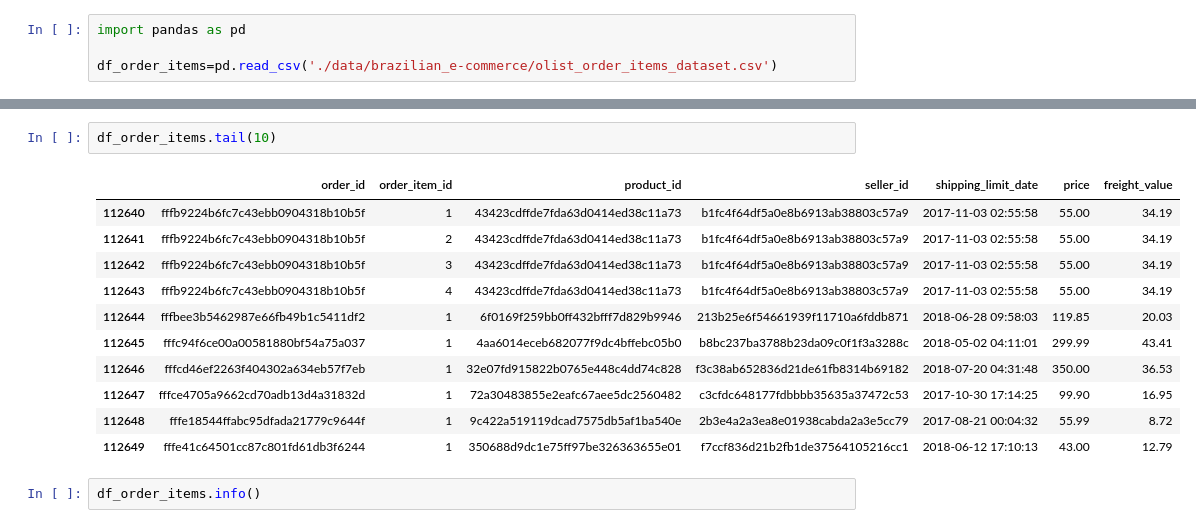
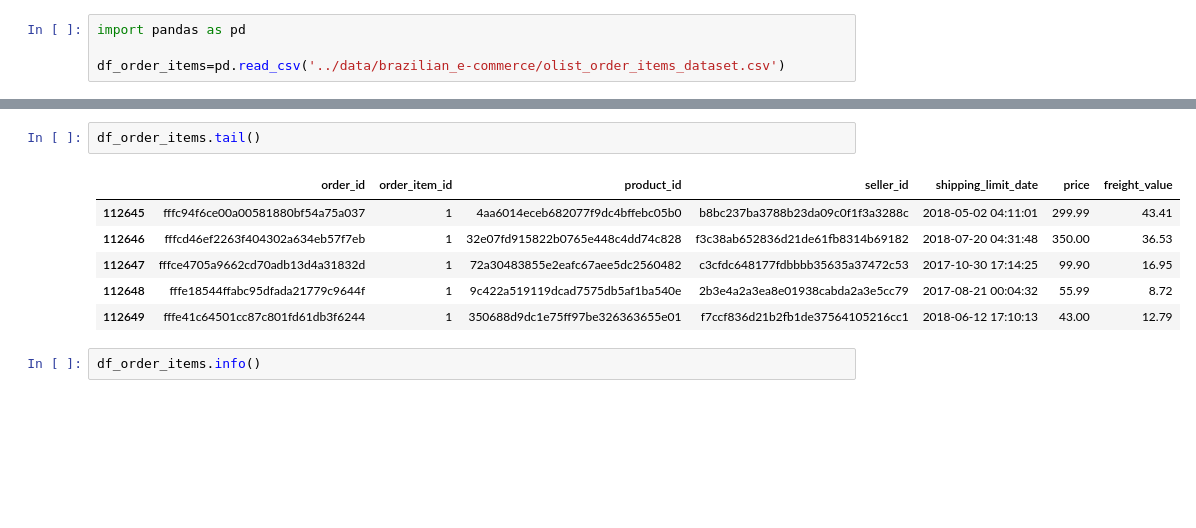
Before and after one commit to amandawang90-spec/neuefische-data-analysis-180825-capstone_project, a Jupyter notebook: python/df_order_items.ipynb, the cells around one changed output, grey strips where cells are left out. Cells and saved outputs as stored; diff of their text form; blank space fills up the shorter version.

```diff
--- a/python/df_order_items.ipynb
+++ b/python/df_order_items.ipynb
@@ -1,5 +1,5 @@
 # %%
 import pandas as pd
 
-df_order_items=pd.read_csv('./data/brazilian_e-commerce/olist_order_items_dataset.csv')
+df_order_items=pd.read_csv('../data/brazilian_e-commerce/olist_order_items_dataset.csv')
 # %%
@@ -19,12 +14,7 @@ df_order_items.head(10)
 # %%
-df_order_items.tail(10)
+df_order_items.tail()
 # %% [output]
 |  | order_id | order_item_id | product_id | seller_id | shipping_limit_date | price | freight_value |
-| 112640 | fffb9224b6fc7c43ebb0904318b10b5f | 1 | 43423cdffde7fda63d0414ed38c11a73 | b1fc4f64df5a0e8b6913ab38803c57a9 | 2017-11-03 02:55:58 | 55.00 | 34.19 |
-| 112641 | fffb9224b6fc7c43ebb0904318b10b5f | 2 | 43423cdffde7fda63d0414ed38c11a73 | b1fc4f64df5a0e8b6913ab38803c57a9 | 2017-11-03 02:55:58 | 55.00 | 34.19 |
-| 112642 | fffb9224b6fc7c43ebb0904318b10b5f | 3 | 43423cdffde7fda63d0414ed38c11a73 | b1fc4f64df5a0e8b6913ab38803c57a9 | 2017-11-03 02:55:58 | 55.00 | 34.19 |
-| 112643 | fffb9224b6fc7c43ebb0904318b10b5f | 4 | 43423cdffde7fda63d0414ed38c11a73 | b1fc4f64df5a0e8b6913ab38803c57a9 | 2017-11-03 02:55:58 | 55.00 | 34.19 |
-| 112644 | fffbee3b5462987e66fb49b1c5411df2 | 1 | 6f0169f259bb0ff432bfff7d829b9946 | 213b25e6f54661939f11710a6fddb871 | 2018-06-28 09:58:03 | 119.85 | 20.03 |
 | 112645 | fffc94f6ce00a00581880bf54a75a037 | 1 | 4aa6014eceb682077f9dc4bffebc05b0 | b8bc237ba3788b23da09c0f1f3a3288c | 2018-05-02 04:11:01 | 299.99 | 43.41 |
 | 112646 | fffcd46ef2263f404302a634eb57f7eb | 1 | 32e07fd915822b0765e448c4dd74c828 | f3c38ab652836d21de61fb8314b69182 | 2018-07-20 04:31:48 | 350.00 | 36.53 |
 | 112647 | fffce4705a9662cd70adb13d4a31832d | 1 | 72a30483855e2eafc67aee5dc2560482 | c3cfdc648177fdbbbb35635a37472c53 | 2017-10-30 17:14:25 | 99.90 | 16.95 |
```
Also changed, not shown: parts of 7 cells of this notebook, 22 other files.
